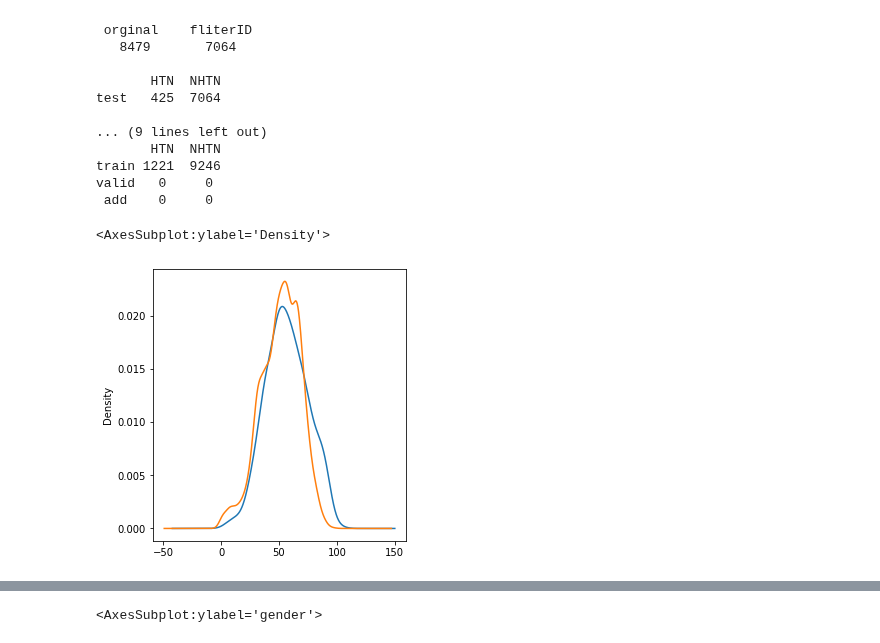
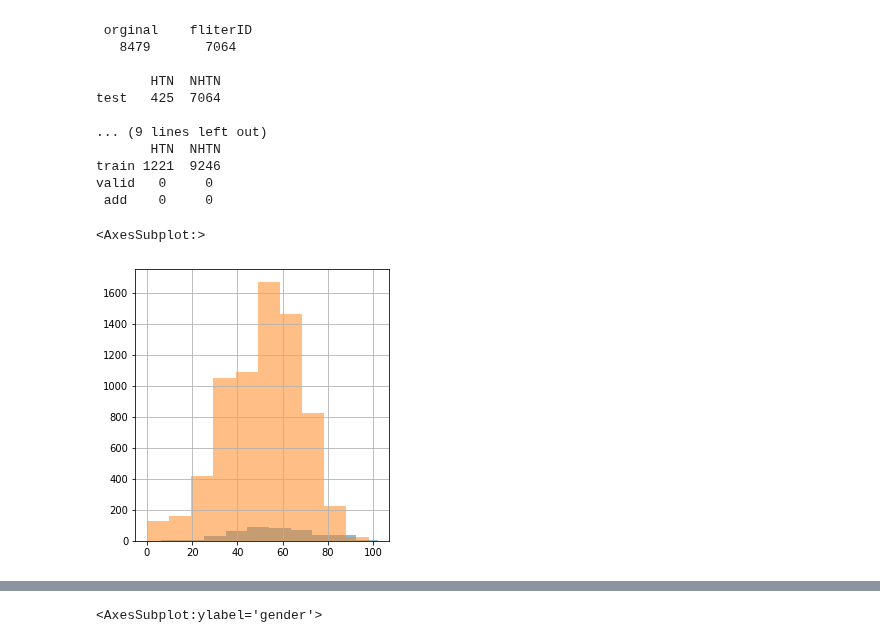
Before and after one commit to LiangBeam9810/Interpretable_HTN, a Jupyter notebook: main copy.ipynb, the cells around one changed output, grey strips where cells are left out. Drawn from its saved outputs; the diff is of its cells as text; code cells hidden in the pictures.

```diff
--- a/main copy.ipynb
+++ b/main copy.ipynb
@@ -84,8 +87,8 @@ train_infos_df['gender'].replace(regex=True,inplace=True,to_replace=r'女',value
 # %%
 plt.figure(figsize=(10,5))
 plt.subplot2grid((1,2),(0,0))
-(pd.to_numeric(test_infos_df.years[test_infos_df['ECG_path'].str.contains('_HTN')])).plot(kind = 'kde')
-(pd.to_numeric(test_infos_df.years[test_infos_df['ECG_path'].str.contains('_NHTN')])).plot(kind = 'kde')
+(pd.to_numeric(test_infos_df.years[test_infos_df['ECG_path'].str.contains('_HTN')])).hist(alpha=0.5)
+(pd.to_numeric(test_infos_df.years[test_infos_df['ECG_path'].str.contains('_NHTN')])).hist(alpha=0.5)
 # %% [output]
-<AxesSubplot:ylabel='Density'>
+<AxesSubplot:>
-[figure, old version]
+[figure, new version]
```
Also changed, not shown: parts of 3 cells of this notebook, 14 other files.
